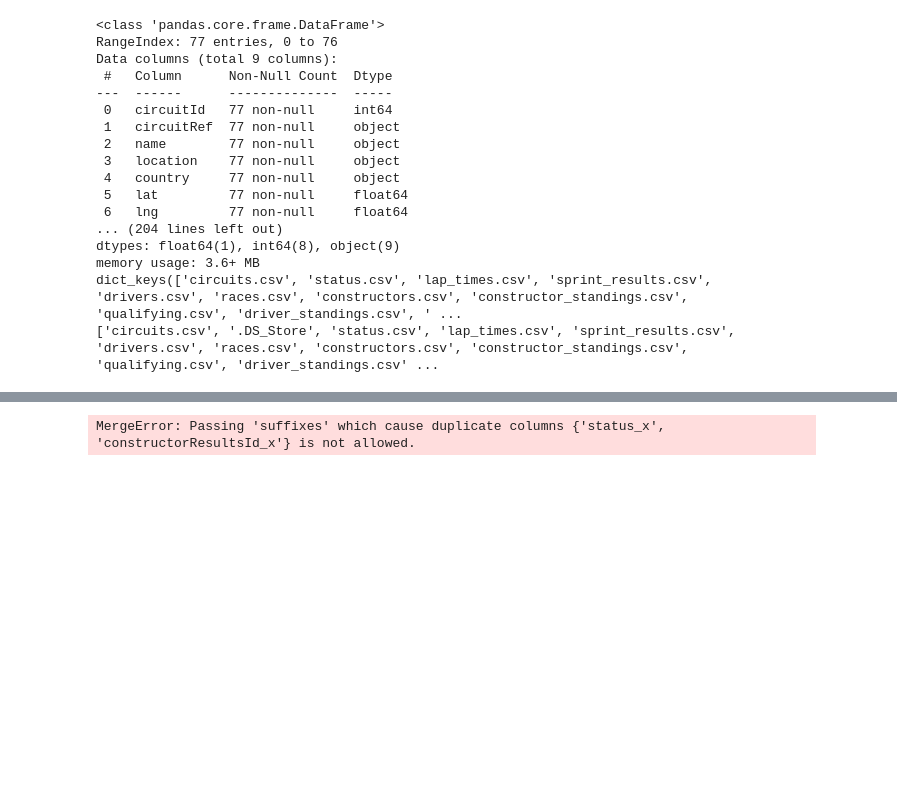
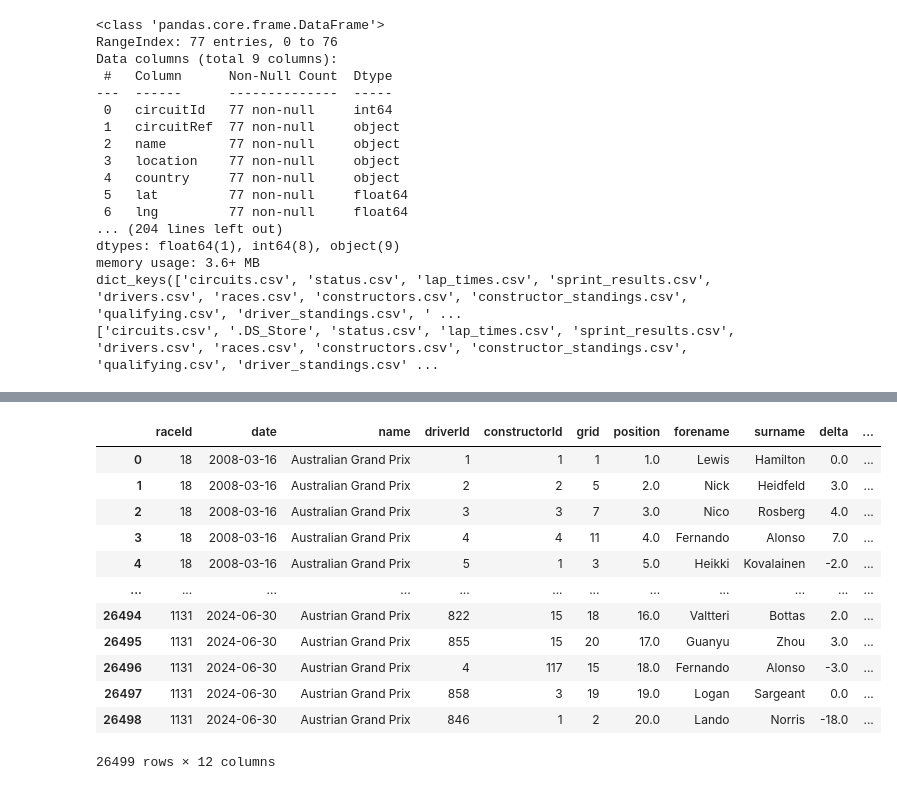
Before and after one commit to ipranek/F1-Random-Forest, a Jupyter notebook: data_arrange.ipynb, the cells around one changed output, grey strips where cells are left out. Saved outputs shown, nothing was run; the diff lists cells and outputs as text; code cells hidden in the pictures; blank space fills up the shorter version.

```diff
--- a/data_arrange.ipynb
+++ b/data_arrange.ipynb
@@ -138,12 +140,32 @@ See the caveats in the documentation: https://pandas.pydata.org/pandas-docs/stab
 # %%
 teams = pd.read_csv(os.path.join(DIR_PATH, "constructors.csv"))
 team_points = pd.read_csv(os.path.join(DIR_PATH, "constructor_results.csv"))
 
-team_points = team_points.rename(columns={"points": "constructor_points"})
+team_points = team_points[["raceId", "constructorId", "points"]].rename(
+    columns={"points": "constructor_points"}
+)
+teams = teams[["constructorId", "name"]].rename(columns={"name": "constructor_name"})
 
-merged = merged.merge(team_points, on=["raceId", "constructorId"], how = "left") #left so that every drivers team keeps their points and the rows dont drop
-merged = merged.merge(teams[["constructorId", "name"]], on ="constructorId", how ="left", suffixes = ("", "_constructor"))
 
-print(merged[["raceId", "name", "driverId", "forename", "surname", "grid", "position",  "delta", "name_constructor", "constructor_points"]])
+
+merged = merged.merge(team_points, on=["raceId", "constructorId"], how="left")
+merged = merged.merge(teams, on="constructorId", how="left")
+
+
+merged = merged[["raceId","date","name", "driverId","constructorId","grid","position", "forename", "surname", "delta", "constructor_name", "constructor_points"]]
+
+merged
 # %% [output]
+|  | raceId | date | name | driverId | constructorId | grid | position | forename | surname | delta | ... |
+| 0 | 18 | 2008-03-16 | Australian Grand Prix | 1 | 1 | 1 | 1.0 | Lewis | Hamilton | 0.0 | ... |
+| 1 | 18 | 2008-03-16 | Australian Grand Prix | 2 | 2 | 5 | 2.0 | Nick | Heidfeld | 3.0 | ... |
+| 2 | 18 | 2008-03-16 | Australian Grand Prix | 3 | 3 | 7 | 3.0 | Nico | Rosberg | 4.0 | ... |
+| 3 | 18 | 2008-03-16 | Australian Grand Prix | 4 | 4 | 11 | 4.0 | Fernando | Alonso | 7.0 | ... |
+| 4 | 18 | 2008-03-16 | Australian Grand Prix | 5 | 1 | 3 | 5.0 | Heikki | Kovalainen | -2.0 | ... |
+| ... | ... | ... | ... | ... | ... | ... | ... | ... | ... | ... | ... |
+| 26494 | 1131 | 2024-06-30 | Austrian Grand Prix | 822 | 15 | 18 | 16.0 | Valtteri | Bottas | 2.0 | ... |
+| 26495 | 1131 | 2024-06-30 | Austrian Grand Prix | 855 | 15 | 20 | 17.0 | Guanyu | Zhou | 3.0 | ... |
+| 26496 | 1131 | 2024-06-30 | Austrian Grand Prix | 4 | 117 | 15 | 18.0 | Fernando | Alonso | -3.0 | ... |
+| 26497 | 1131 | 2024-06-30 | Austrian Grand Prix | 858 | 3 | 19 | 19.0 | Logan | Sargeant | 0.0 | ... |
+| 26498 | 1131 | 2024-06-30 | Austrian Grand Prix | 846 | 1 | 2 | 20.0 | Lando | Norris | -18.0 | ... |
-MergeError: Passing 'suffixes' which cause duplicate columns {'status_x', 'constructorResultsId_x'} is not allowed.
+26499 rows × 12 columns
```
Also changed, not shown: parts of 4 cells of this notebook.
